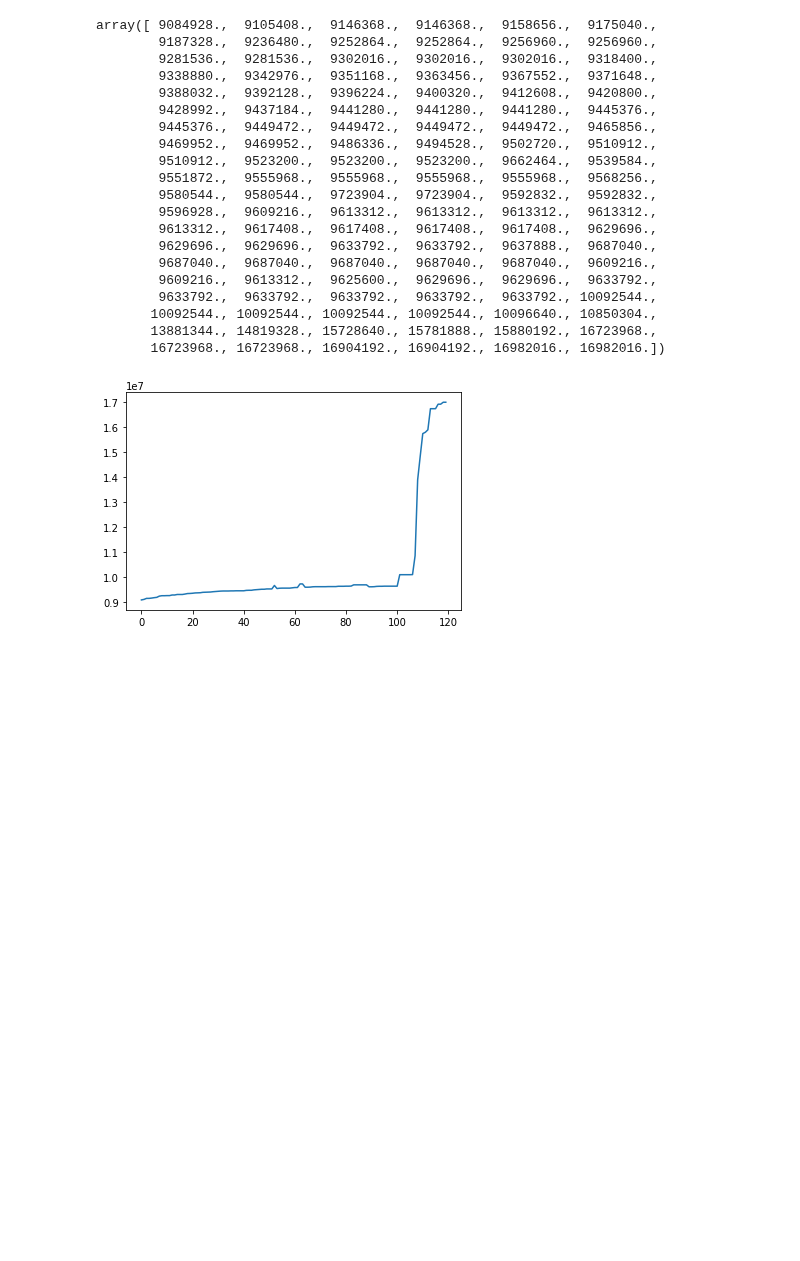
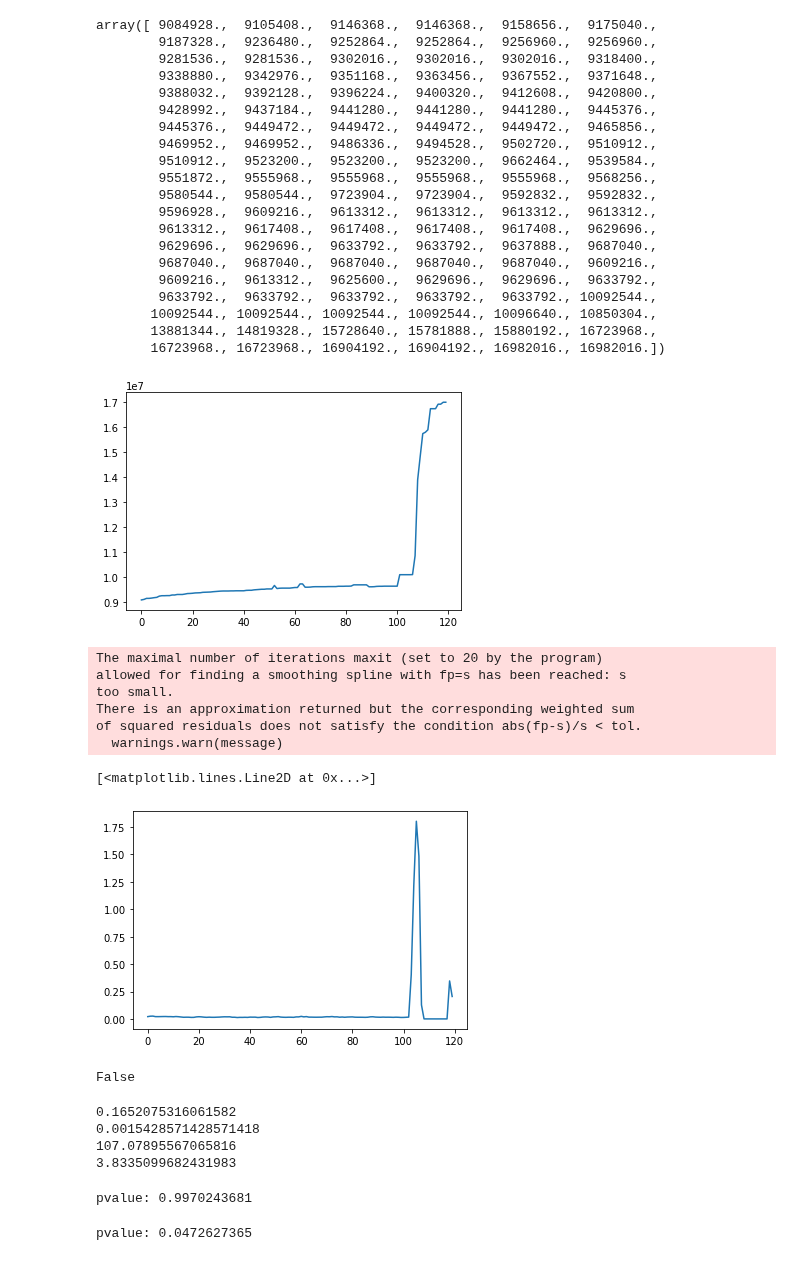
Before and after one commit to ai4sre/meltria-analyzer, a Jupyter notebook: notebooks/verify_adf_test.ipynb, the cells around one changed output. Cells and saved outputs as stored; diff of their text form; code cells hidden in the pictures; blank space fills up the shorter version.

Commit message:
notebooks: show cases of misdetected plots

```diff
--- a/notebooks/verify_adf_test.ipynb
+++ b/notebooks/verify_adf_test.ipynb
@@ -376,3 +376,50 @@ array([ 9084928.,  9105408.,  9146368.,  9146368.,  9158656.,  9175040.,
        13881344., 14819328., 15728640., 15781888., 15880192., 16723968.,
        16723968., 16723968., 16904192., 16904192., 16982016., 16982016.])
 [figure]
+# %%
+import matplotlib.pyplot as plt
+import numpy as np
+
+sys.path.append('../')
+from tsdr import tsdr
+
+filepath = '/datasets/argowf-chaos-hg68n/2021-12-09-argowf-chaos-hg68n-shipping_pod-memory-hog_0.json'
+data_df, _, metrics_meta = tsdr.read_metrics_json(filepath)
+misdetected_series2 = data_df['s-orders_latency'].to_numpy()
+plt.plot(misdetected_series2)
+# %% [output]
+The maximal number of iterations maxit (set to 20 by the program)
+allowed for finding a smoothing spline with fp=s has been reached: s
+too small.
+There is an approximation returned but the corresponding weighted sum
+of squared residuals does not satisfy the condition abs(fp-s)/s < tol.
+  warnings.warn(message)
+[<matplotlib.lines.Line2D at 0x...>]
+[figure, added]
+# %%
+tsdr.is_unstational_series(misdetected_series2, alpha=0.01, cv_threshold=0.05, regression='ct', maxlag=1)
+# %% [output]
+False
+# %%
+diff_misdetected_series2 = np.diff(misdetected_series2)
+print(diff_misdetected_series2.std())
+print(diff_misdetected_series2.mean())
+print(abs(diff_misdetected_series2.std() / diff_misdetected_series2.mean()))
+print(abs(misdetected_series2.std() / misdetected_series2.mean()))
+# %% [output]
+0.1652075316061582
+0.0015428571428571418
+107.07895567065816
+3.8335099682431983
+# %%
+from statsmodels.tsa.stattools import adfuller
+pvalue: float = adfuller(x=misdetected_series2, regression='ct', maxlag=15, autolag='AIC')[1]
+print(f"pvalue: {pvalue:.10f}")
+# %% [output]
+pvalue: 0.9970243681
+# %%
+from statsmodels.tsa.stattools import adfuller
+pvalue: float = adfuller(x=misdetected_series2, regression='ct', maxlag=10, autolag=None)[1]
+print(f"pvalue: {pvalue:.10f}")
+# %% [output]
+pvalue: 0.0472627365
```
Also changed, not shown: parts of 4 cells of this notebook.
